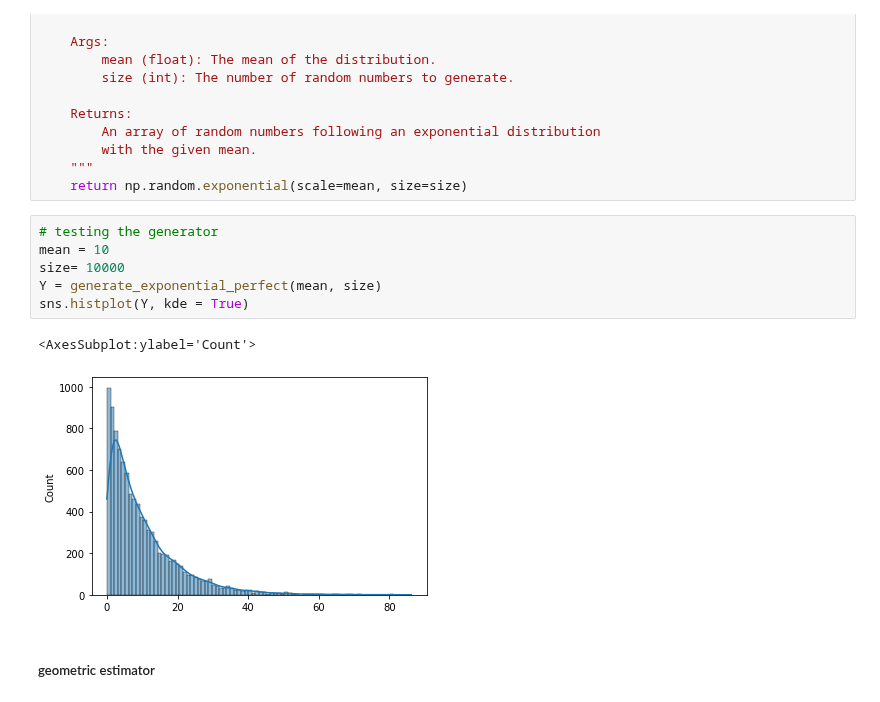
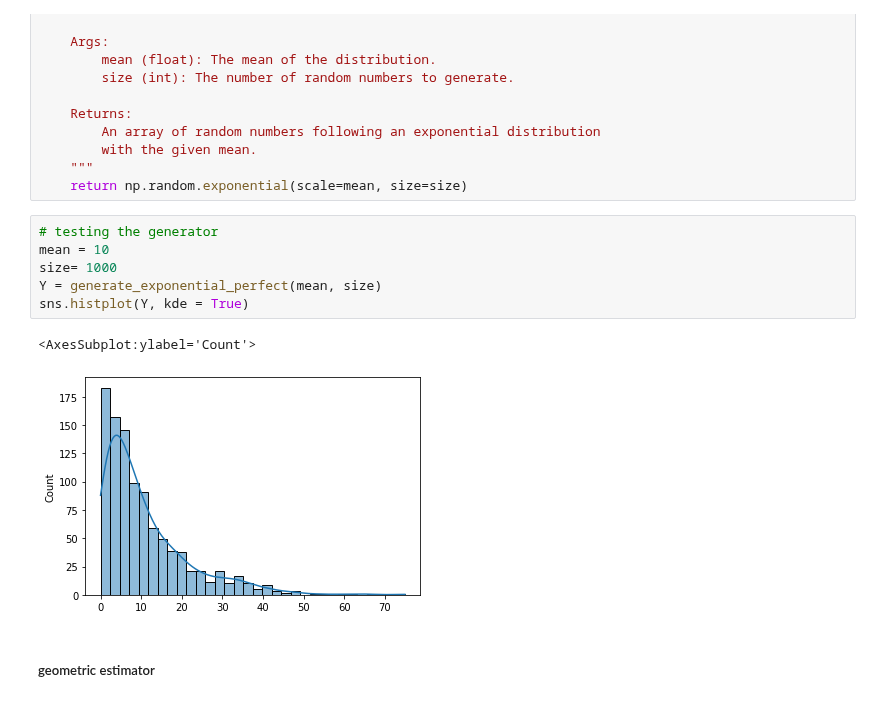
Before and after one commit to louizaaouaouche/Statistical-estimation-of-CLV, a Jupyter notebook: src/notebook.ipynb, the cells around one changed output. Cells and saved outputs as stored; diff of their text form.

```diff
--- a/src/notebook.ipynb
+++ b/src/notebook.ipynb
@@ -29,12 +29,12 @@ def generate_exponential_perfect(mean, size):
 # %%
 # testing the generator
 mean = 10
-size= 10000
+size= 1000
 Y = generate_exponential_perfect(mean, size)
 sns.histplot(Y, kde = True)
 # %% [output]
 <AxesSubplot:ylabel='Count'>
-[figure, old version]
+[figure, new version]
 # %% [markdown]
 ##### geometric estimator
 # %%
```
Also changed, not shown: parts of 18 cells of this notebook.
